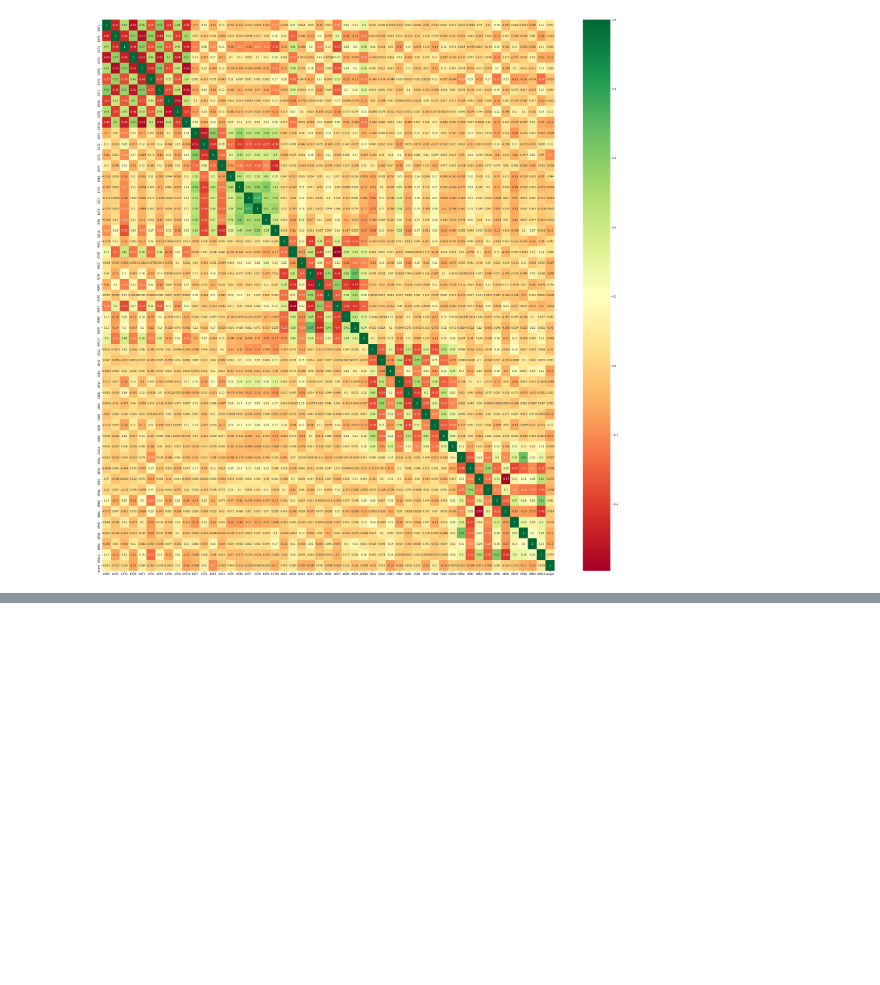
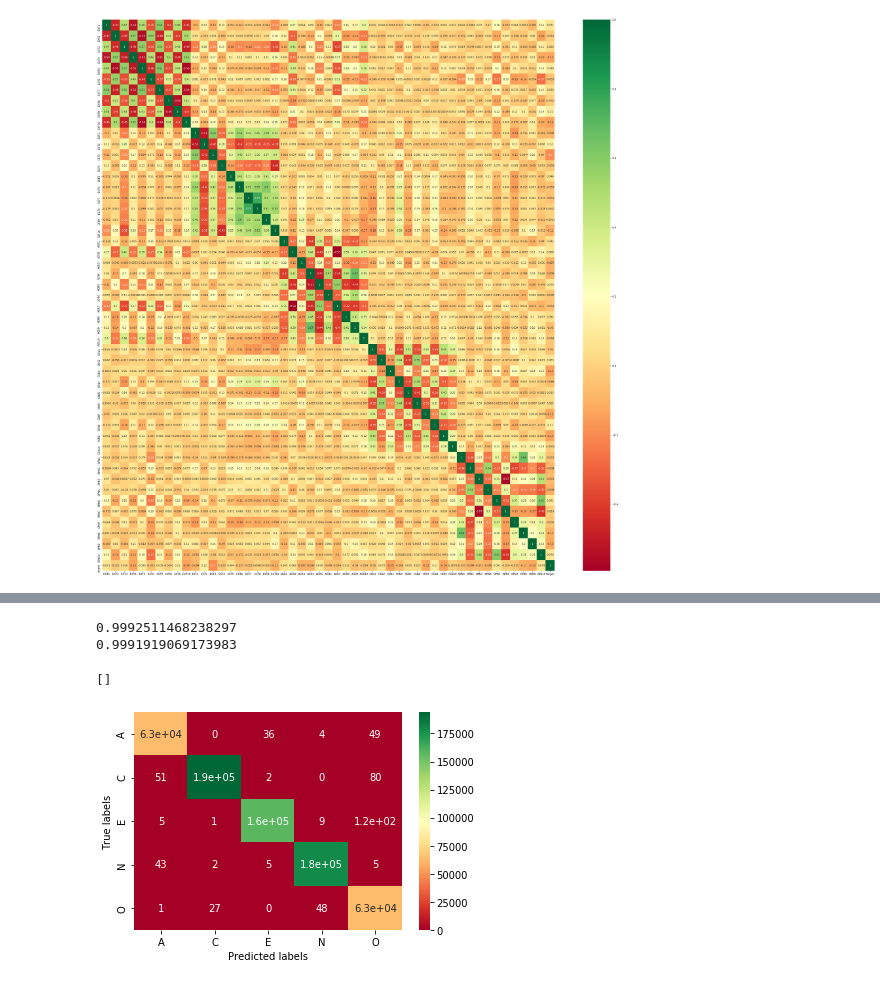
Before and after one commit to UNSpecializationAI/BigFivePersonality, a Jupyter notebook: Big-Five Factor Markers.ipynb, the cells around one changed output, grey strips where cells are left out. Saved outputs shown, nothing was run; the diff lists cells and outputs as text; code cells hidden in the pictures; blank space fills up the shorter version.

Commit message:
Used logistic regression to fit the data

```diff
--- a/Big-Five Factor Markers.ipynb
+++ b/Big-Five Factor Markers.ipynb
@@ -264,0 +272,16 @@ g=sns.heatmap(df[top_corr_features].corr(),annot=True,cmap="RdYlGn")
+# %%
+from sklearn.linear_model import LogisticRegression
+from sklearn.model_selection import train_test_split
+
+features = df[[f"EXT{i}" for i in range(1, 11)] +
+              [f"EST{i}" for i in range(1, 11)] +
+              [f"AGR{i}" for i in range(1, 11)] +
+              [f"CSN{i}" for i in range(1, 11)] +
+              [f"OPN{i}" for i in range(1, 11)]]
+labels = df['target']
+
+X_train, X_test, y_train, y_test = train_test_split(features.values, labels.values, test_size=0.2)
+
+model = LogisticRegression(verbose=1, max_iter=500, n_jobs=3)
+#model = RandomForestClassifier(n_estimators=50)
+model.fit(X_train, y_train)
@@ -264,0 +296,23 @@ g=sns.heatmap(df[top_corr_features].corr(),annot=True,cmap="RdYlGn")
+# %%
+from sklearn.metrics import confusion_matrix, accuracy_score
+test_preds = model.predict(X_test)
+train_preds = model.predict(X_train)
+
+print(accuracy_score(train_preds, y_train))
+print(accuracy_score(test_preds, y_test))
+# %% [output]
+0.9992511468238297
+0.9991919069173983
+# %%
+cmatrix = confusion_matrix(train_preds, y_train)
+plot_labels = le.inverse_transform([0, 1, 2, 3, 4])
+ax= plt.subplot()
+sns.heatmap(cmatrix, annot=True, ax=ax, cmap="RdYlGn")
+ax.set_xlabel('Predicted labels');
+ax.set_ylabel('True labels');
+ax.xaxis.set_ticklabels(plot_labels)
+ax.yaxis.set_ticklabels(plot_labels)
+plt.plot()
+# %% [output]
+[]
+[figure, added]
```
Also changed, not shown: parts of 5 cells of this notebook.
